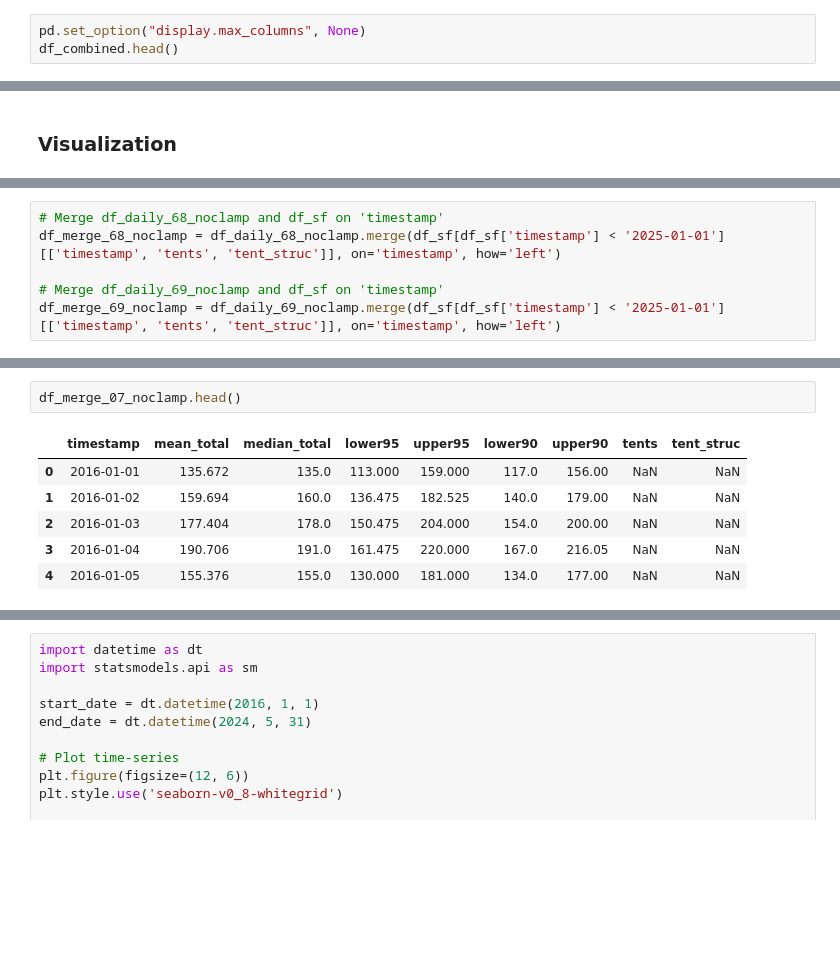
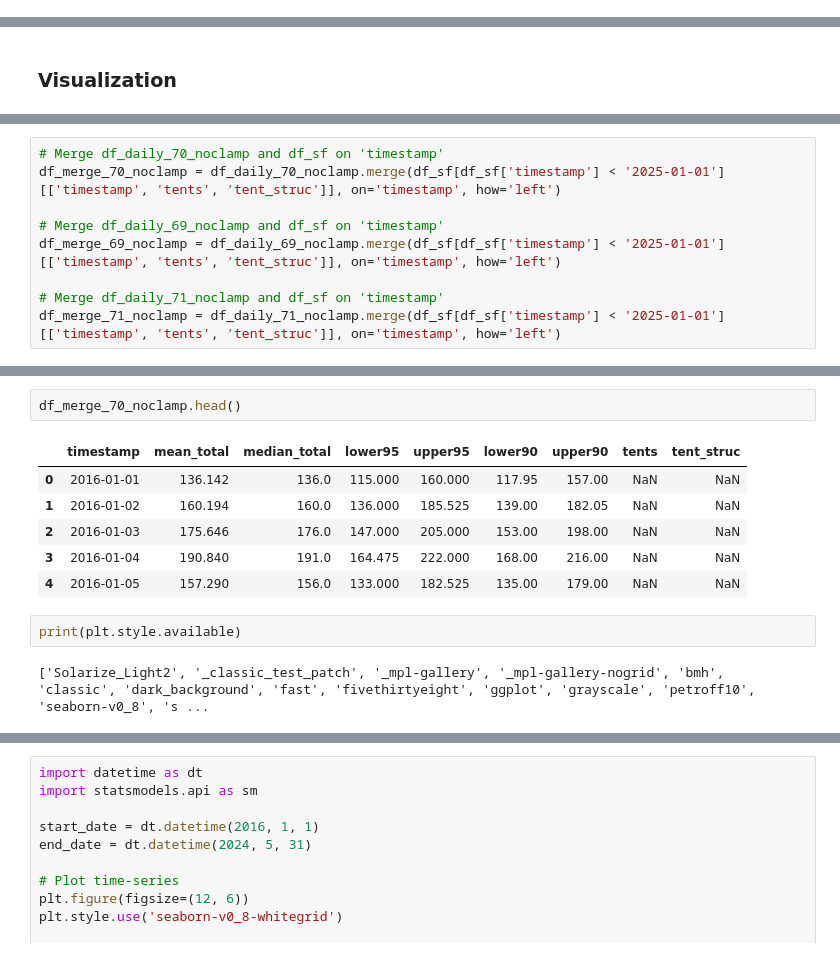
Before and after one commit to yilmajung/HOMELESSSTUDY_EPJDS_2025_v2, a Jupyter notebook: aggregate_MC.ipynb, the cells around one changed output, grey strips where cells are left out. Drawn from its saved outputs; the diff is of its cells as text; blank space fills up the shorter version.

```diff
--- a/aggregate_MC.ipynb
+++ b/aggregate_MC.ipynb
@@ -54,6 +54,3 @@ df_test_noclamp['category'] = 'prediction'
 
 # Combine the two dataframes
 df_combined_noclamp = pd.concat([df_train, df_test_noclamp], ignore_index=True)
-# %%
-pd.set_option("display.max_columns", None)
-df_combined.head()
@@ -1600,6 +659,9 @@ df_merge_07_noclamp = df_daily_07_noclamp.merge(df_sf[df_sf['timestamp'] < '2024
 # %%
-# Merge df_daily_68_noclamp and df_sf on 'timestamp'
-df_merge_68_noclamp = df_daily_68_noclamp.merge(df_sf[df_sf['timestamp'] < '2025-01-01'][['timestamp', 'tents', 'tent_struc']], on='timestamp', how='left')
+# Merge df_daily_70_noclamp and df_sf on 'timestamp'
+df_merge_70_noclamp = df_daily_70_noclamp.merge(df_sf[df_sf['timestamp'] < '2025-01-01'][['timestamp', 'tents', 'tent_struc']], on='timestamp', how='left')
 
 # Merge df_daily_69_noclamp and df_sf on 'timestamp'
 df_merge_69_noclamp = df_daily_69_noclamp.merge(df_sf[df_sf['timestamp'] < '2025-01-01'][['timestamp', 'tents', 'tent_struc']], on='timestamp', how='left')
+
+# Merge df_daily_71_noclamp and df_sf on 'timestamp'
+df_merge_71_noclamp = df_daily_71_noclamp.merge(df_sf[df_sf['timestamp'] < '2025-01-01'][['timestamp', 'tents', 'tent_struc']], on='timestamp', how='left')
@@ -1802,9 +668,13 @@ df_merge_07.head()
 # %%
-df_merge_07_noclamp.head()
+df_merge_70_noclamp.head()
 # %% [output]
 |  | timestamp | mean_total | median_total | lower95 | upper95 | lower90 | upper90 | tents | tent_struc |
-| 0 | 2016-01-01 | 135.672 | 135.0 | 113.000 | 159.000 | 117.0 | 156.00 | NaN | NaN |
-| 1 | 2016-01-02 | 159.694 | 160.0 | 136.475 | 182.525 | 140.0 | 179.00 | NaN | NaN |
-| 2 | 2016-01-03 | 177.404 | 178.0 | 150.475 | 204.000 | 154.0 | 200.00 | NaN | NaN |
-| 3 | 2016-01-04 | 190.706 | 191.0 | 161.475 | 220.000 | 167.0 | 216.05 | NaN | NaN |
-| 4 | 2016-01-05 | 155.376 | 155.0 | 130.000 | 181.000 | 134.0 | 177.00 | NaN | NaN |
+| 0 | 2016-01-01 | 136.142 | 136.0 | 115.000 | 160.000 | 117.95 | 157.00 | NaN | NaN |
+| 1 | 2016-01-02 | 160.194 | 160.0 | 136.000 | 185.525 | 139.00 | 182.05 | NaN | NaN |
+| 2 | 2016-01-03 | 175.646 | 176.0 | 147.000 | 205.000 | 153.00 | 198.00 | NaN | NaN |
+| 3 | 2016-01-04 | 190.840 | 191.0 | 164.475 | 222.000 | 168.00 | 216.00 | NaN | NaN |
+| 4 | 2016-01-05 | 157.290 | 156.0 | 133.000 | 182.525 | 135.00 | 179.00 | NaN | NaN |
+# %%
+print(plt.style.available)
+# %% [output]
+['Solarize_Light2', '_classic_test_patch', '_mpl-gallery', '_mpl-gallery-nogrid', 'bmh', 'classic', 'dark_background', 'fast', 'fivethirtyeight', 'ggplot', 'grayscale', 'petroff10', 'seaborn-v0_8', 's ...
```
Also changed, not shown: parts of 44 cells of this notebook, 1 other file.
